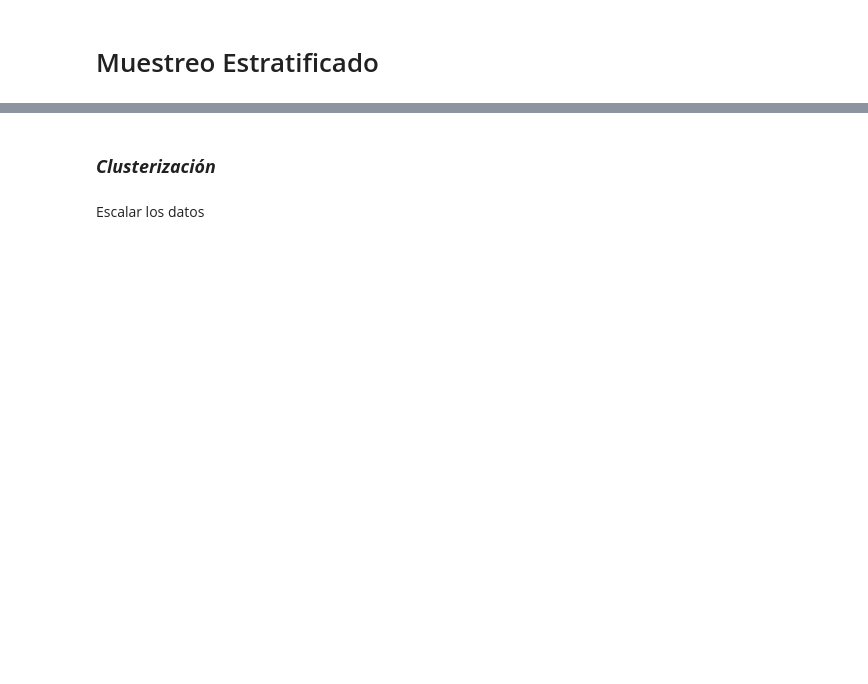
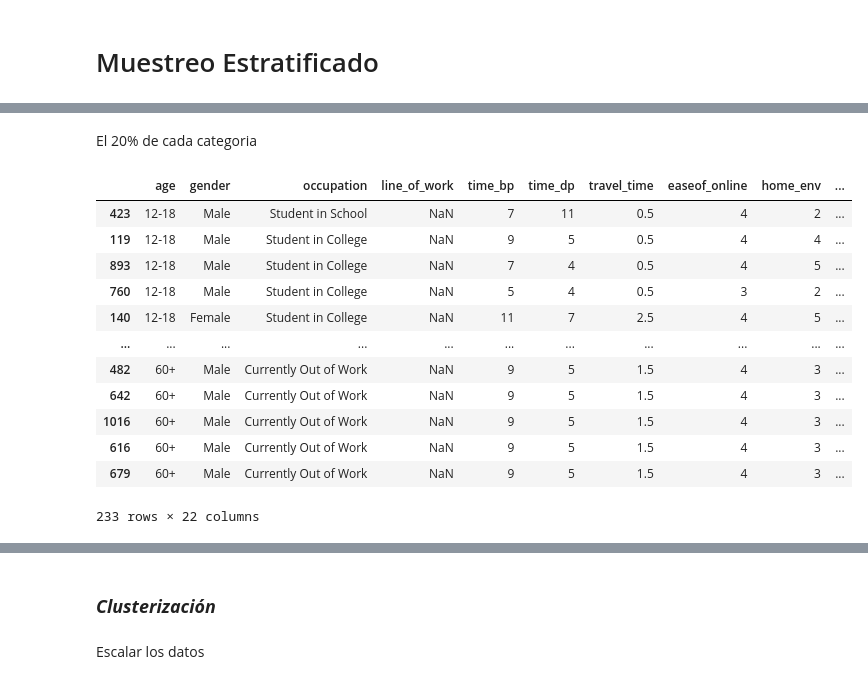
Before and after one commit to Gennifer2001/tesis, a Jupyter notebook: Tésisjeje_muestreo.ipynb, the cells around one changed output, grey strips where cells are left out. Saved outputs shown, nothing was run; the diff lists cells and outputs as text; code cells hidden in the pictures; blank space fills up the shorter version.

```diff
--- a/Tésisjeje_muestreo.ipynb
+++ b/Tésisjeje_muestreo.ipynb
@@ -206,0 +199,35 @@ df_estrat
+# %% [markdown]
+El 20% de cada categoria
+# %%
+np.random.seed(42)
+proporcion_muestra = 0.2
+conteo_categorias = df2['age'].value_counts()
+n_samples_por_categoria = (conteo_categorias * proporcion_muestra).astype(int)
+
+# Inicializar una lista para almacenar las muestras estratificadas
+sampled_data = []
+
+# Iterar sobre cada categoría, tomar muestras aleatorias y agregarlas a la lista
+for group_name, group_data in df.groupby('age'):
+    np.random.seed(42)
+    sampled_data.append(group_data.sample(n=n_samples_por_categoria[group_name], replace=True))  # Reemplazar si deseas permitir muestras repetidas
+
+# Combinar las muestras estratificadas en un nuevo DataFrame
+stratified_sample2 = pd.concat(sampled_data, axis=0)
+
+# Mostrar el resultado
+stratified_sample2
+# %% [output]
+|  | age | gender | occupation | line_of_work | time_bp | time_dp | travel_time | easeof_online | home_env | ... |
+| 423 | 12-18 | Male | Student in School | NaN | 7 | 11 | 0.5 | 4 | 2 | ... |
+| 119 | 12-18 | Male | Student in College | NaN | 9 | 5 | 0.5 | 4 | 4 | ... |
+| 893 | 12-18 | Male | Student in College | NaN | 7 | 4 | 0.5 | 4 | 5 | ... |
+| 760 | 12-18 | Male | Student in College | NaN | 5 | 4 | 0.5 | 3 | 2 | ... |
+| 140 | 12-18 | Female | Student in College | NaN | 11 | 7 | 2.5 | 4 | 5 | ... |
+| ... | ... | ... | ... | ... | ... | ... | ... | ... | ... | ... |
+| 482 | 60+ | Male | Currently Out of Work | NaN | 9 | 5 | 1.5 | 4 | 3 | ... |
+| 642 | 60+ | Male | Currently Out of Work | NaN | 9 | 5 | 1.5 | 4 | 3 | ... |
+| 1016 | 60+ | Male | Currently Out of Work | NaN | 9 | 5 | 1.5 | 4 | 3 | ... |
+| 616 | 60+ | Male | Currently Out of Work | NaN | 9 | 5 | 1.5 | 4 | 3 | ... |
+| 679 | 60+ | Male | Currently Out of Work | NaN | 9 | 5 | 1.5 | 4 | 3 | ... |
+233 rows × 22 columns
```
Also changed, not shown: parts of 11 cells of this notebook.
